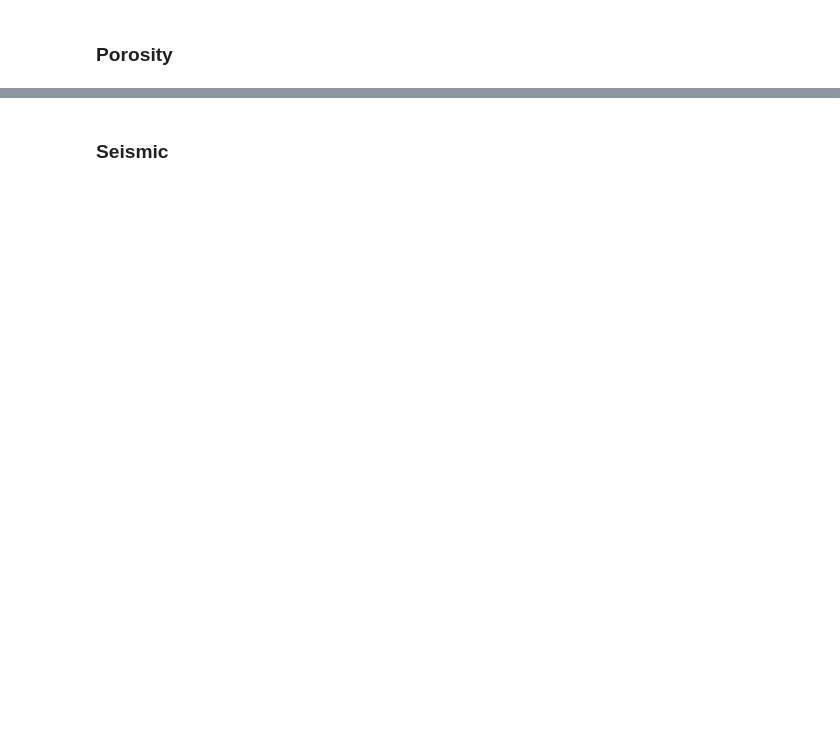
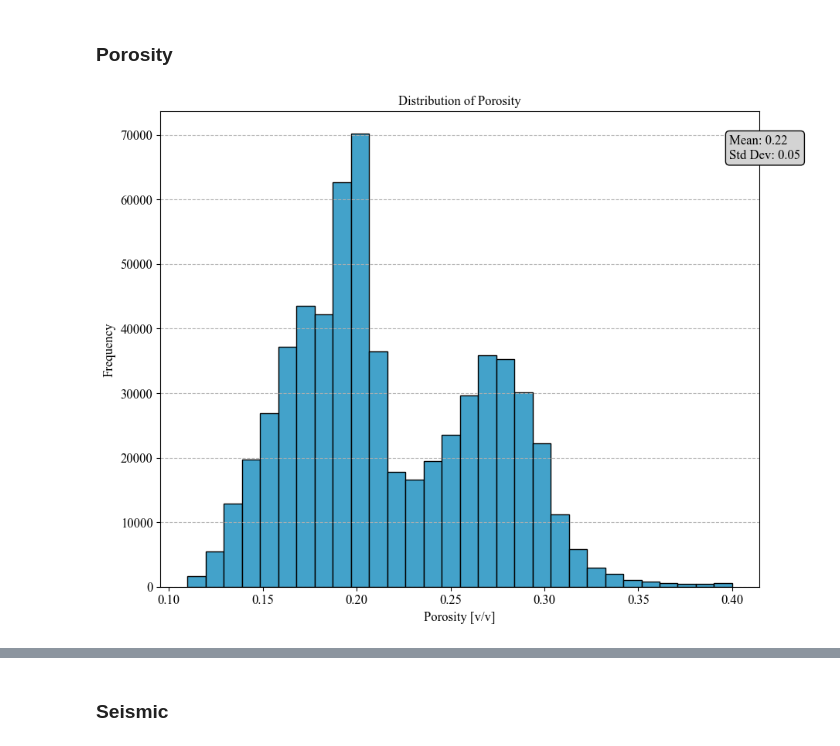
Before and after one commit to nicolascordoba1/MLPorosityPrediction, a Jupyter notebook: 1_1_artificial_intelligence_experiments.ipynb, the cells around one changed output, grey strips where cells are left out. Drawn from its saved outputs; the diff is of its cells as text; code cells hidden in the pictures; blank space fills up the shorter version.

```diff
--- a/1_1_artificial_intelligence_experiments.ipynb
+++ b/1_1_artificial_intelligence_experiments.ipynb
@@ -282,25 +325,22 @@ phi_unscaled = inverse_min_max_scale(phi_scaled, min= phi_min, max=phi_max)
 # %%
 plt.figure(figsize=(10, 8))
 plt.hist(phi_time_numpy.ravel(), bins=30, edgecolor='black', color='#43a2ca')
-# Add titles and labels
-plt.title('Distribution of Porosity', fontsize=16, fontweight='bold')
-plt.xlabel('Porosity [v/v]', fontsize=14)
-plt.ylabel('Frequency', fontsize=14)
+plt.title('Distribution of Porosity')
+plt.xlabel('Porosity [v/v]')
+plt.ylabel('Frequency')
 
-# Add grid lines
 plt.grid(axis='y', linestyle='--', alpha=0.9)
 
-# Customize ticks
-plt.xticks(fontsize=12)
-plt.yticks(fontsize=12)
 
 # Add a text box annotation
 textstr = 'Mean: {:.2f}\nStd Dev: {:.2f}'.format(np.mean(phi_time_numpy.ravel()), np.std(phi_time_numpy.ravel()))
 plt.gca().text(0.95, 0.95, textstr, transform=plt.gca().transAxes,
-               fontsize=12, verticalalignment='top',
+                verticalalignment='top',
                bbox=dict(boxstyle='round,pad=0.3', edgecolor='black', facecolor='lightgray'))
 
 plt.show()
+# %% [output]
+[figure, added]
 # %%
 plt.figure(figsize=(10, 8))
 plt.hist(phi_scaled.ravel(), bins=30, edgecolor='black', color='#43a2ca')
```
Also changed, not shown: parts of 177 cells of this notebook, 8 other files.
